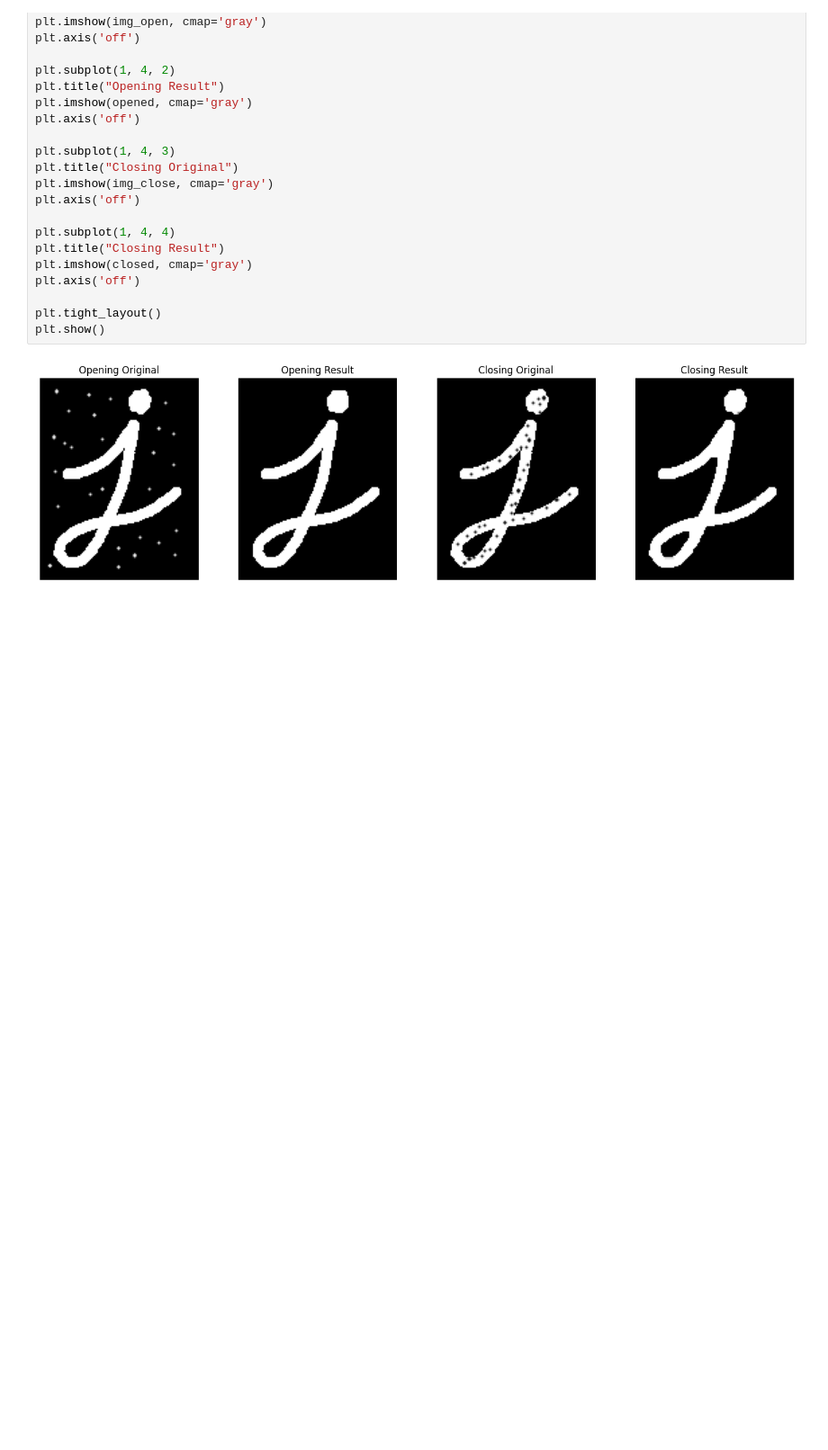
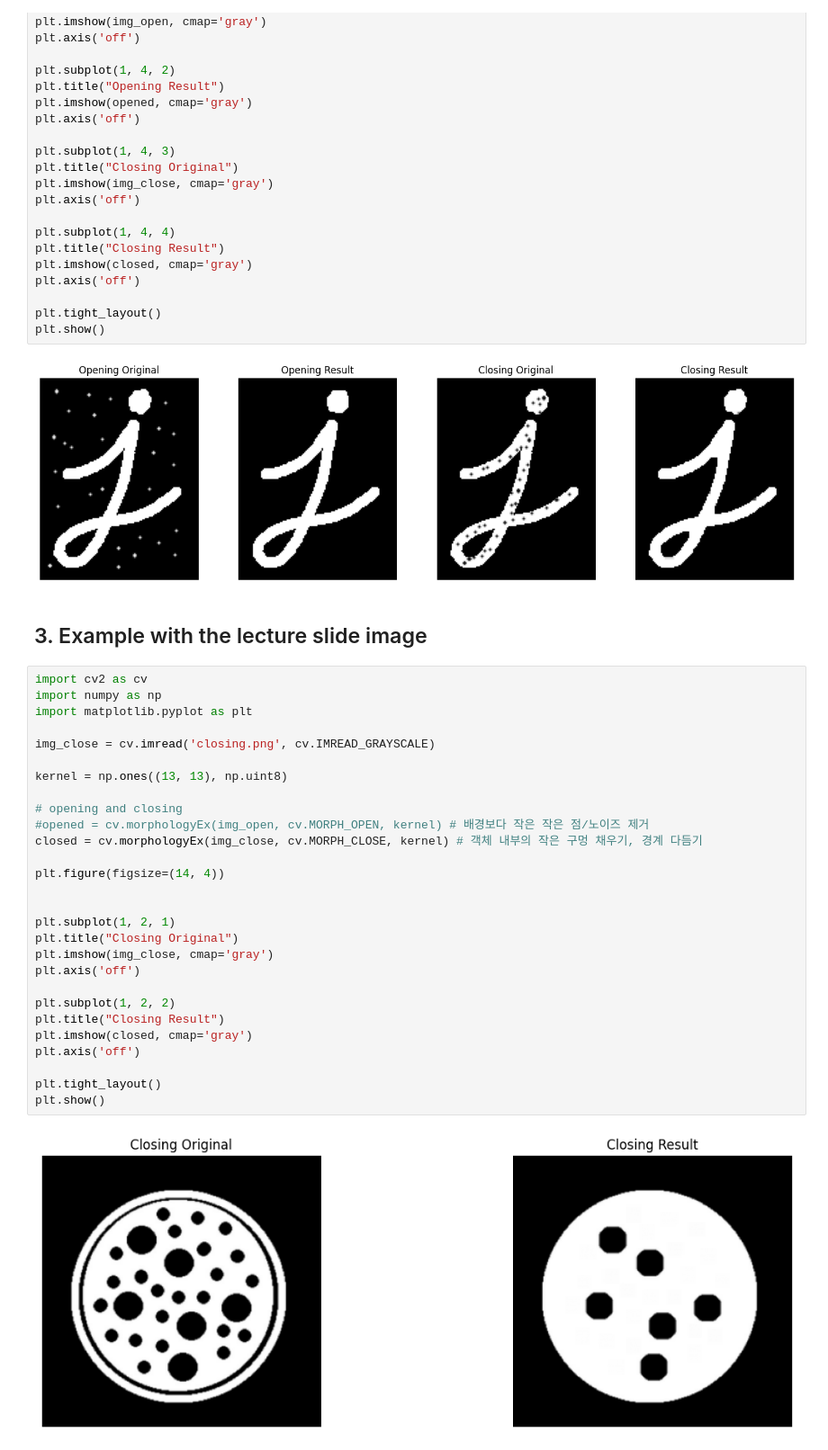
Before and after one commit to ennseo/computer-vision, a Jupyter notebook: HW4_Morphological_operations.ipynb, the cells around one changed output. Shown: that part at 90% size. Saved outputs shown, nothing was run; the diff lists cells and outputs as text; blank space fills up the shorter version.

```diff
--- a/HW4_Morphological_operations.ipynb
+++ b/HW4_Morphological_operations.ipynb
@@ -74,3 +74,35 @@ plt.tight_layout()
 plt.show()
 # %% [output]
 [figure]
+# %% [markdown]
+## 3. Example with the lecture slide image
+# %%
+import cv2 as cv
+import numpy as np
+import matplotlib.pyplot as plt
+
+img_close = cv.imread('closing.png', cv.IMREAD_GRAYSCALE)
+
+kernel = np.ones((13, 13), np.uint8)
+
+# opening and closing
+#opened = cv.morphologyEx(img_open, cv.MORPH_OPEN, kernel) # 배경보다 작은 작은 점/노이즈 제거
+closed = cv.morphologyEx(img_close, cv.MORPH_CLOSE, kernel) # 객체 내부의 작은 구멍 채우기, 경계 다듬기
+
+plt.figure(figsize=(14, 4))
+
+
+plt.subplot(1, 2, 1)
+plt.title("Closing Original")
+plt.imshow(img_close, cmap='gray')
+plt.axis('off')
+
+plt.subplot(1, 2, 2)
+plt.title("Closing Result")
+plt.imshow(closed, cmap='gray')
+plt.axis('off')
+
+plt.tight_layout()
+plt.show()
+# %% [output]
+[figure, added]
```
Also changed, not shown: parts of 1 cell of this notebook.
